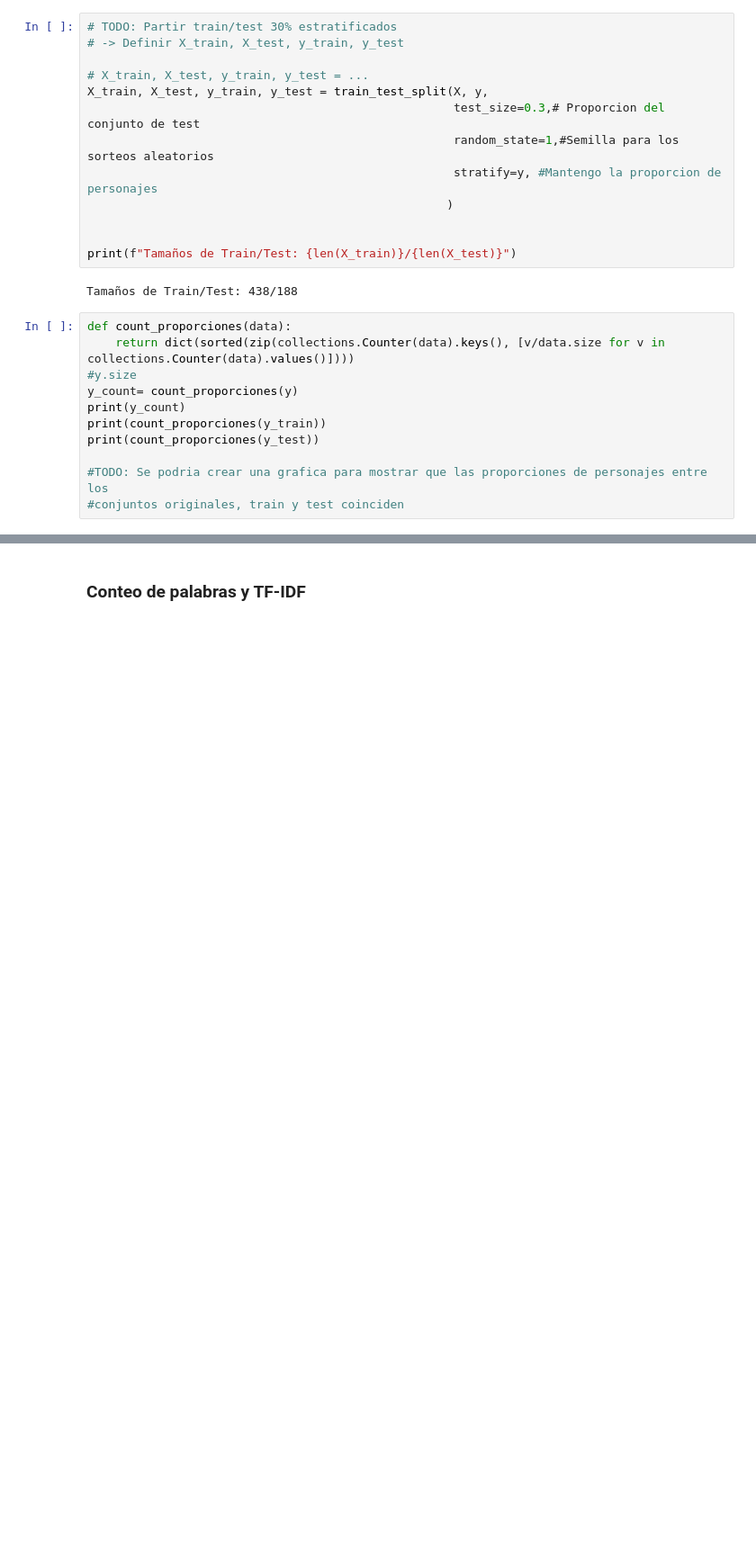
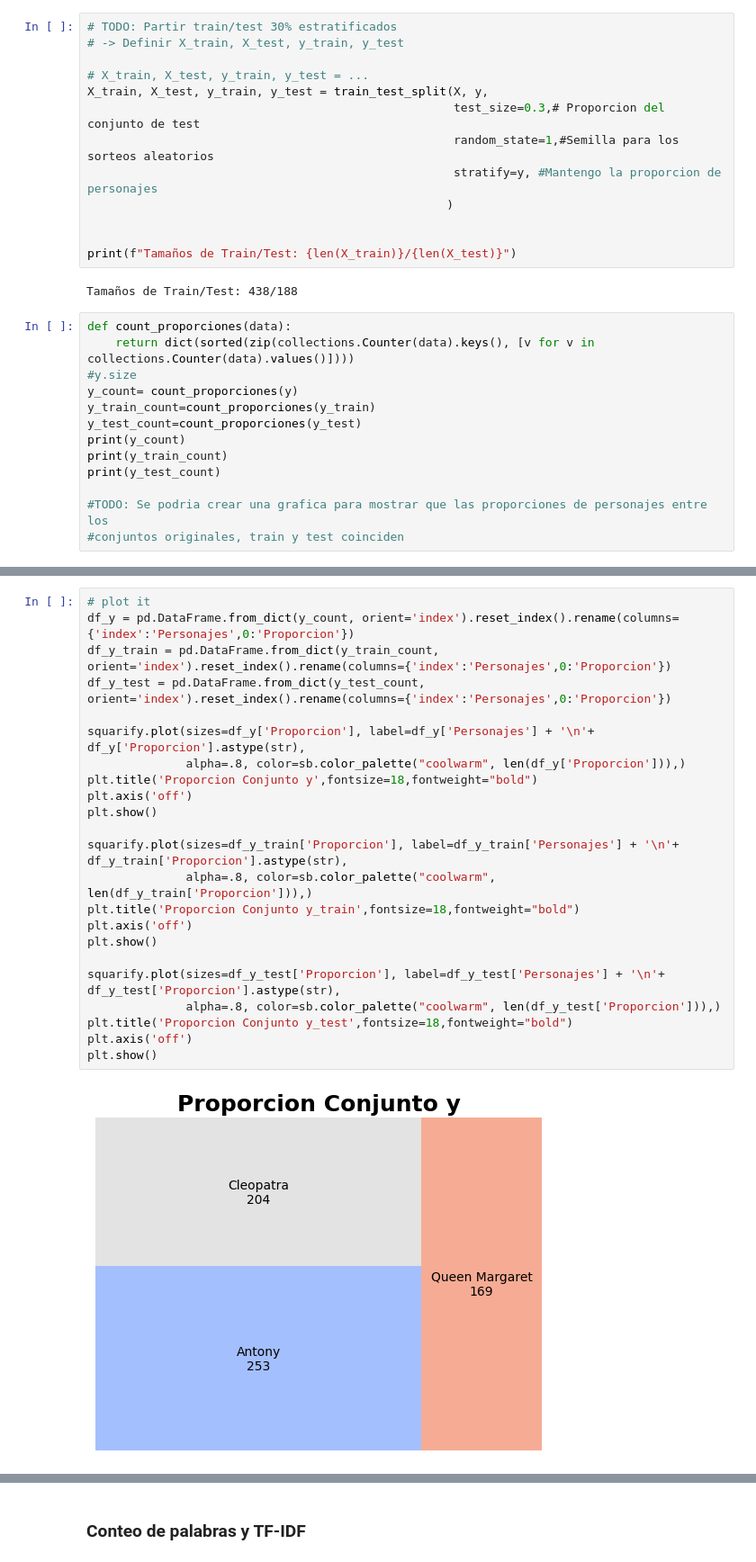
Before and after one commit to lupish/introcd_grupo_17, a Jupyter notebook: Tarea_2/shakespeare_tarea_2.ipynb, the cells around one changed output, grey strips where cells are left out. Shown at 90% size. Cells and saved outputs as stored; diff of their text form; blank space fills up the shorter version.

```diff
--- a/Tarea_2/shakespeare_tarea_2.ipynb
+++ b/Tarea_2/shakespeare_tarea_2.ipynb
@@ -216,12 +217,14 @@ print(f"Tamaños de Train/Test: {len(X_train)}/{len(X_test)}")
 Tamaños de Train/Test: 438/188
 # %%
 def count_proporciones(data):
-    return dict(sorted(zip(collections.Counter(data).keys(), [v/data.size for v in collections.Counter(data).values()])))
+    return dict(sorted(zip(collections.Counter(data).keys(), [v for v in collections.Counter(data).values()])))
 #y.size
 y_count= count_proporciones(y)
+y_train_count=count_proporciones(y_train)
+y_test_count=count_proporciones(y_test)
 print(y_count)
-print(count_proporciones(y_train))
-print(count_proporciones(y_test))
+print(y_train_count)
+print(y_test_count)
 
 #TODO: Se podria crear una grafica para mostrar que las proporciones de personajes entre los
 #conjuntos originales, train y test coinciden
@@ -247,0 +235,25 @@ df_y
+# %%
+# plot it
+df_y = pd.DataFrame.from_dict(y_count, orient='index').reset_index().rename(columns={'index':'Personajes',0:'Proporcion'})
+df_y_train = pd.DataFrame.from_dict(y_train_count, orient='index').reset_index().rename(columns={'index':'Personajes',0:'Proporcion'})
+df_y_test = pd.DataFrame.from_dict(y_test_count, orient='index').reset_index().rename(columns={'index':'Personajes',0:'Proporcion'})
+
+squarify.plot(sizes=df_y['Proporcion'], label=df_y['Personajes'] + '\n'+ df_y['Proporcion'].astype(str),
+              alpha=.8, color=sb.color_palette("coolwarm", len(df_y['Proporcion'])),)
+plt.title('Proporcion Conjunto y',fontsize=18,fontweight="bold")
+plt.axis('off')
+plt.show()
+
+squarify.plot(sizes=df_y_train['Proporcion'], label=df_y_train['Personajes'] + '\n'+ df_y_train['Proporcion'].astype(str),
+              alpha=.8, color=sb.color_palette("coolwarm", len(df_y_train['Proporcion'])),)
+plt.title('Proporcion Conjunto y_train',fontsize=18,fontweight="bold")
+plt.axis('off')
+plt.show()
+
+squarify.plot(sizes=df_y_test['Proporcion'], label=df_y_test['Personajes'] + '\n'+ df_y_test['Proporcion'].astype(str),
+              alpha=.8, color=sb.color_palette("coolwarm", len(df_y_test['Proporcion'])),)
+plt.title('Proporcion Conjunto y_test',fontsize=18,fontweight="bold")
+plt.axis('off')
+plt.show()
+# %% [output]
+[figure, added]
```
Also changed, not shown: parts of 5 cells of this notebook.
